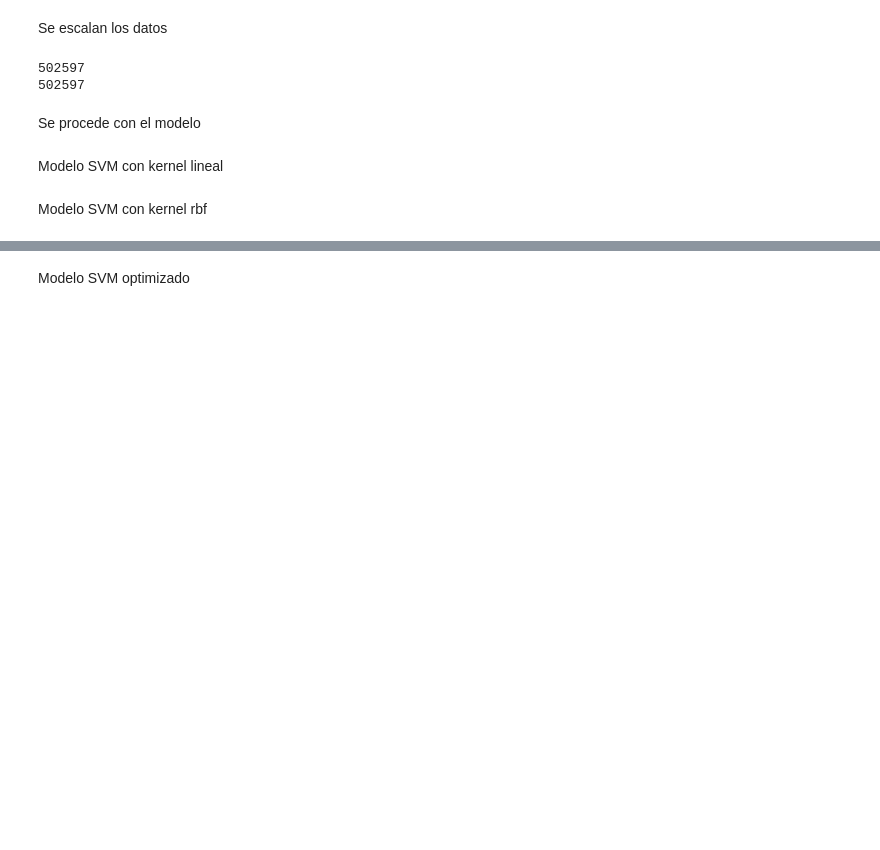
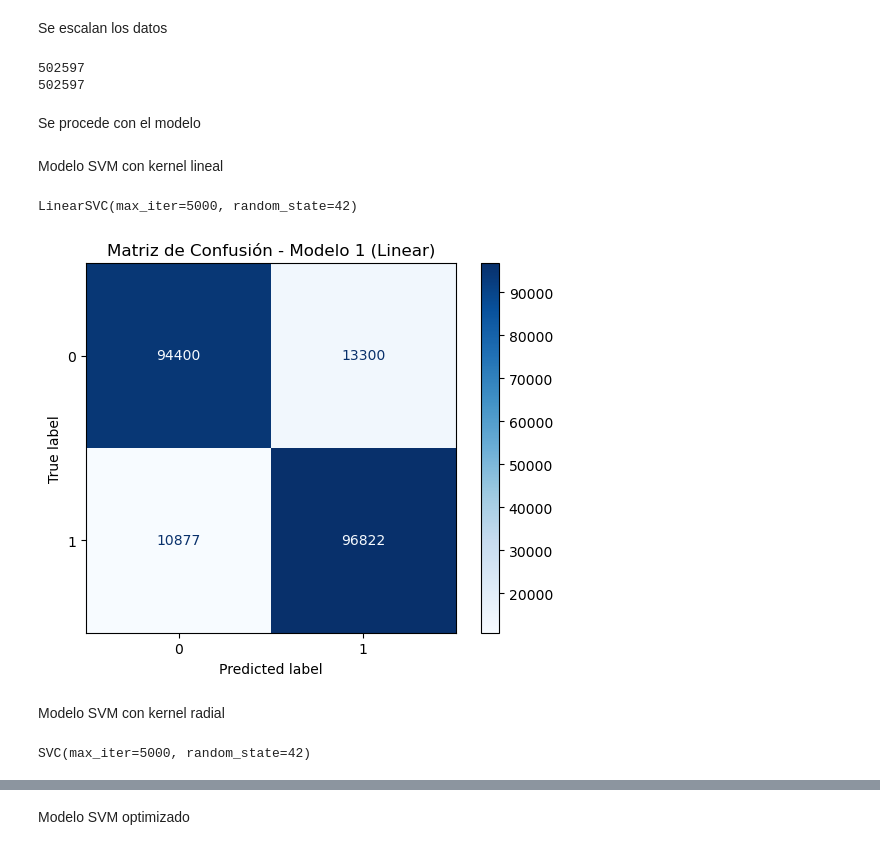
Before and after one commit to Ari-Castellanos/Proyecto2_MD, a Jupyter notebook: MetodoSVM.ipynb, the cells around one changed output, grey strips where cells are left out. Cells and saved outputs as stored; diff of their text form; code cells hidden in the pictures; blank space fills up the shorter version.

Commit message:
Primeros dos modelos. Falta el último.

```diff
--- a/MetodoSVM.ipynb
+++ b/MetodoSVM.ipynb
@@ -206,6 +206,17 @@ print(len(y_train))
 # %% [output]
 502597
 502597
+# %%
+def plot_confusion(y_true, y_pred, titulo):
+
+    cm = confusion_matrix(y_true, y_pred)
+
+    disp = ConfusionMatrixDisplay(confusion_matrix=cm)
+
+    disp.plot(cmap="Blues")
+
+    plt.title(titulo)
+    plt.show()
 # %% [markdown]
 Se escalan los datos
 # %%
@@ -223,8 +234,28 @@ Se procede con el modelo
 # %% [markdown]
 Modelo SVM con kernel lineal
 # %%
-#Modelo con Kernel lineal
-modelo1 = svm.SVC(kernel='linear')
+from sklearn.svm import LinearSVC
+
+modelo1 = LinearSVC(
+    random_state=42,
+    max_iter=5000
+)
+
 modelo1.fit(X_train, y_train)
+# %% [output]
+LinearSVC(max_iter=5000, random_state=42)
+# %%
+predm1=modelo1.predict(X_test)
+# %%
+plot_confusion(y_test,predm1,"Matriz de Confusión - Modelo 1 (Linear)")
+# %% [output]
+[figure, added]
 # %% [markdown]
-Modelo SVM con kernel rbf
+Modelo SVM con kernel radial
+# %%
+#El siguiente modelo es radial (rbf) sugerido así por el análisis del PCA.
+modelo2=svm.SVC(kernel='rbf',random_state=42,max_iter=5000)
+
+modelo2.fit(X_train, y_train)
+# %% [output]
+SVC(max_iter=5000, random_state=42)
```
Also changed, not shown: parts of 6 cells of this notebook.
